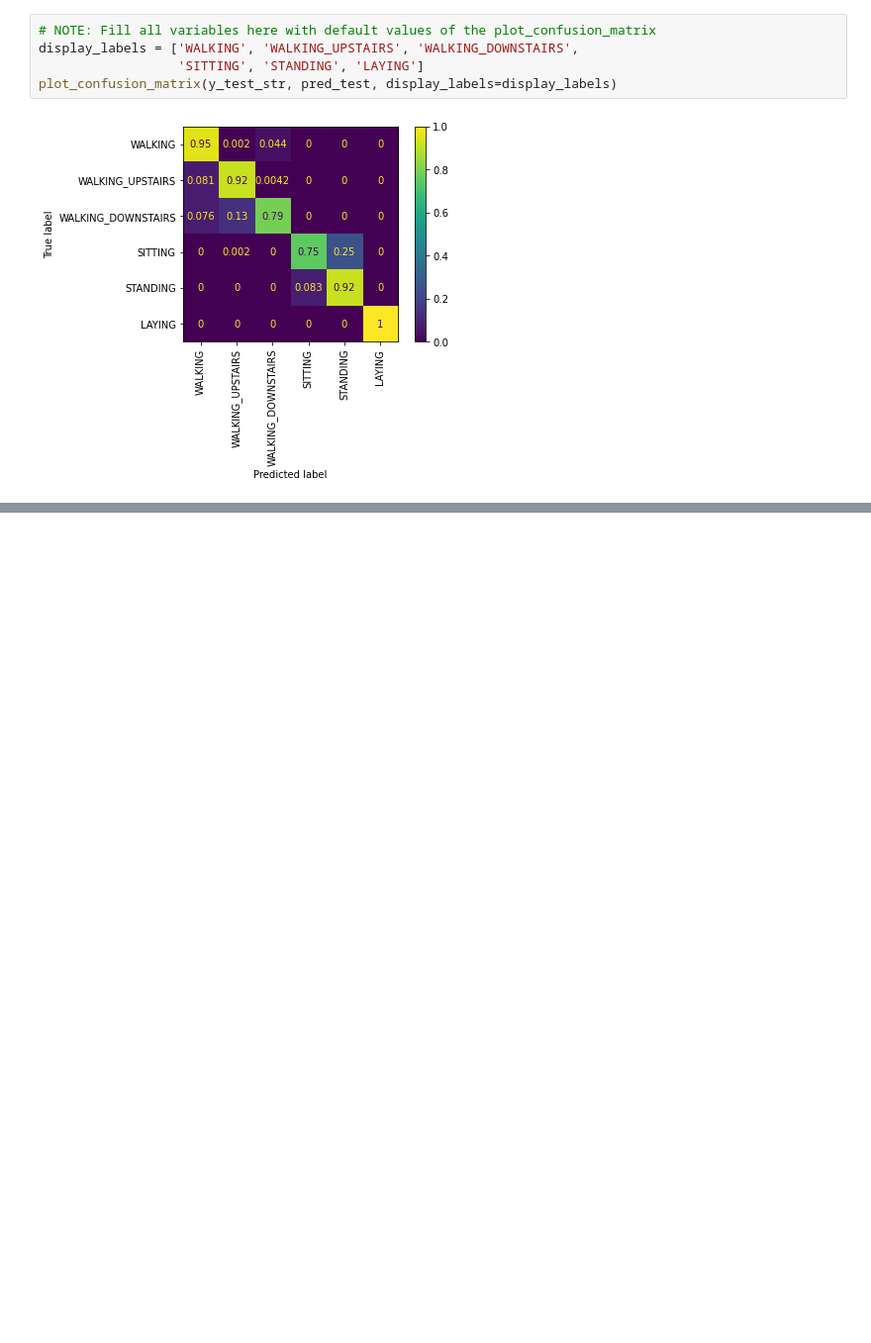
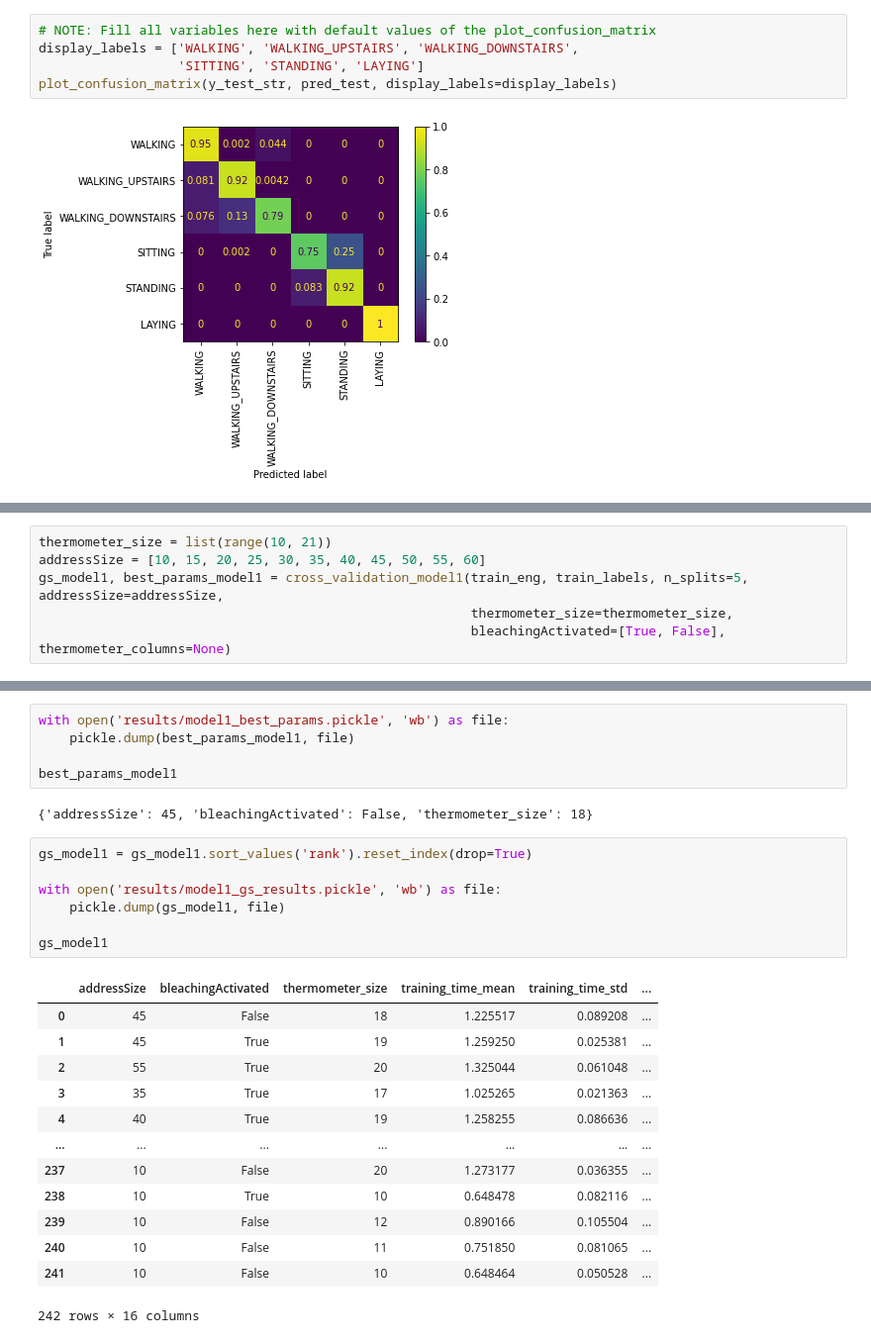
Before and after one commit to bruno-accioli/activity-recognition-WiSARD, a Jupyter notebook: train.ipynb, the cells around one changed output, grey strips where cells are left out. Shown at 99% size. Cells and saved outputs as stored; diff of their text form; blank space fills up the shorter version.

```diff
--- a/train.ipynb
+++ b/train.ipynb
@@ -390,0 +503,6 @@ plot_confusion_matrix(y_test_str, pred_test, display_labels=display_labels)
+# %%
+thermometer_size = list(range(10, 21))
+addressSize = [10, 15, 20, 25, 30, 35, 40, 45, 50, 55, 60]
+gs_model1, best_params_model1 = cross_validation_model1(train_eng, train_labels, n_splits=5, addressSize=addressSize,
+                                                        thermometer_size=thermometer_size,
+                                                        bleachingActivated=[True, False], thermometer_columns=None)
@@ -390,0 +545,28 @@ plot_confusion_matrix(y_test_str, pred_test, display_labels=display_labels)
+# %%
+with open('results/model1_best_params.pickle', 'wb') as file:
+    pickle.dump(best_params_model1, file)
+
+best_params_model1
+# %% [output]
+{'addressSize': 45, 'bleachingActivated': False, 'thermometer_size': 18}
+# %%
+gs_model1 = gs_model1.sort_values('rank').reset_index(drop=True)
+
+with open('results/model1_gs_results.pickle', 'wb') as file:
+    pickle.dump(gs_model1, file)
+
+gs_model1
+# %% [output]
+|  | addressSize | bleachingActivated | thermometer_size | training_time_mean | training_time_std | ... |
+| 0 | 45 | False | 18 | 1.225517 | 0.089208 | ... |
+| 1 | 45 | True | 19 | 1.259250 | 0.025381 | ... |
+| 2 | 55 | True | 20 | 1.325044 | 0.061048 | ... |
+| 3 | 35 | True | 17 | 1.025265 | 0.021363 | ... |
+| 4 | 40 | True | 19 | 1.258255 | 0.086636 | ... |
+| ... | ... | ... | ... | ... | ... | ... |
+| 237 | 10 | False | 20 | 1.273177 | 0.036355 | ... |
+| 238 | 10 | True | 10 | 0.648478 | 0.082116 | ... |
+| 239 | 10 | False | 12 | 0.890166 | 0.105504 | ... |
+| 240 | 10 | False | 11 | 0.751850 | 0.081065 | ... |
+| 241 | 10 | False | 10 | 0.648464 | 0.050528 | ... |
+242 rows × 16 columns
```
Also changed, not shown: parts of 21 cells of this notebook, 5 other files.
